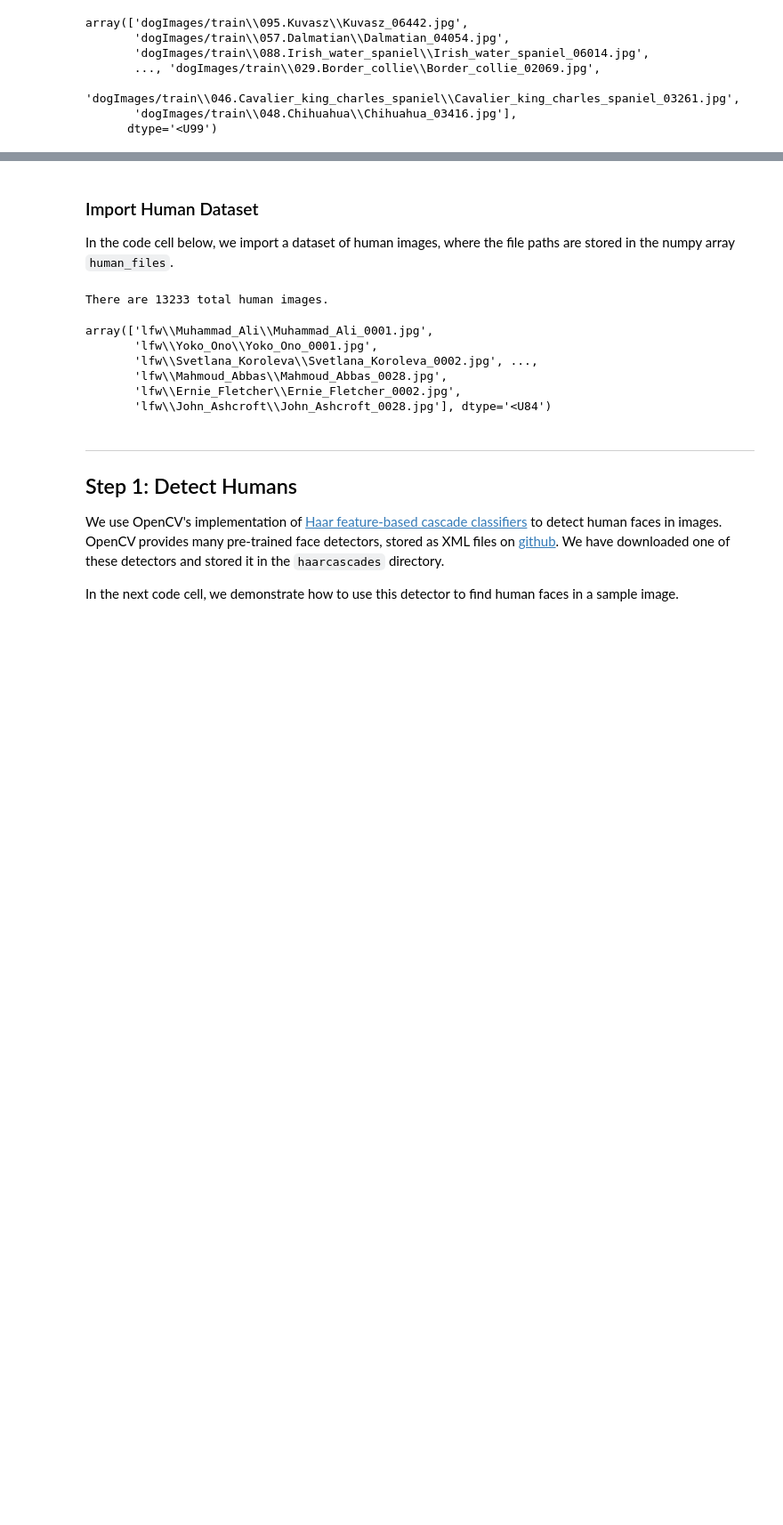
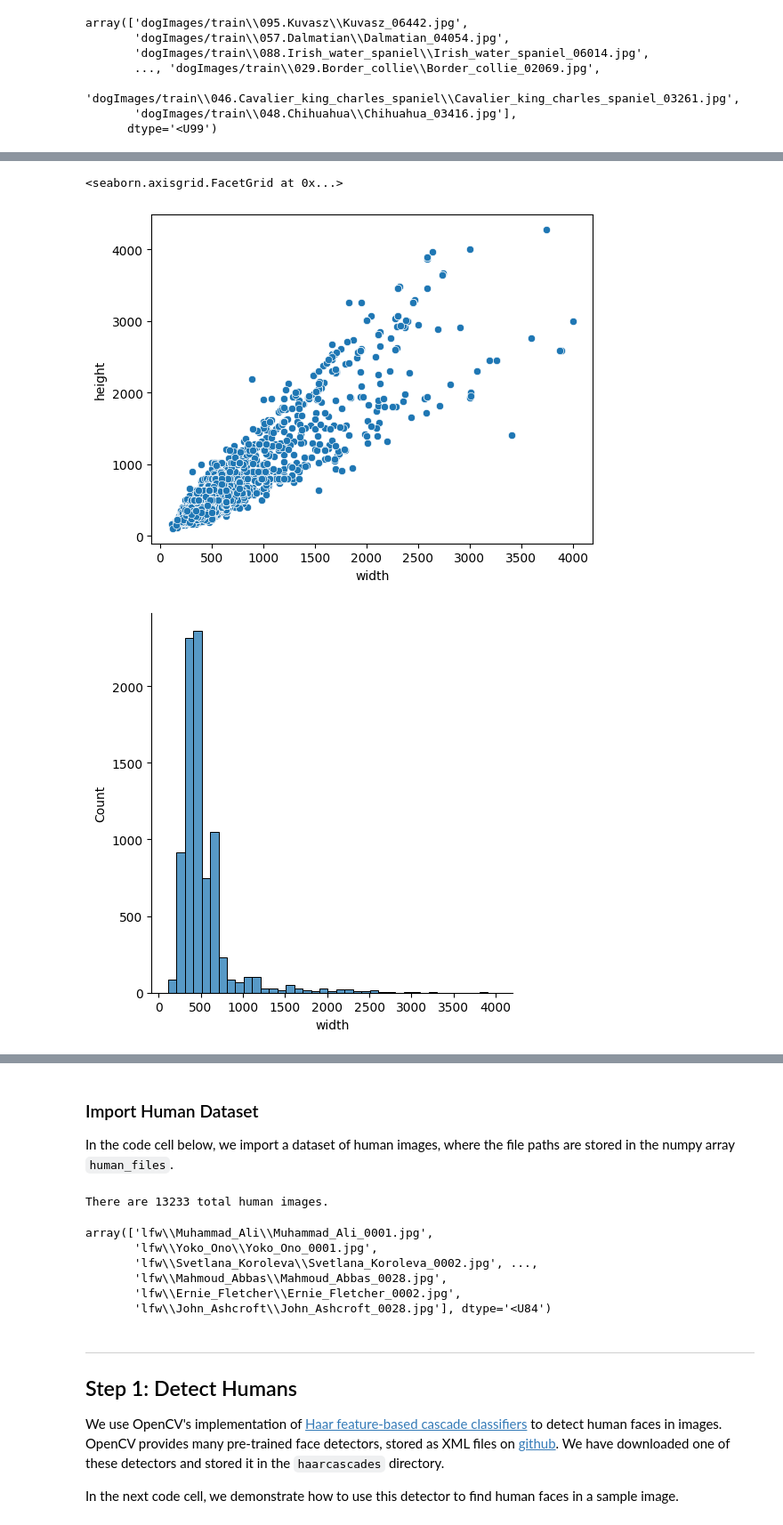
Before and after one commit to data-ml-wizzi/UDACITY_dog_breed_classifier, a Jupyter notebook: dog_app.ipynb, the cells around one changed output, grey strips where cells are left out. Shown: that part at 89% size. Cells and saved outputs as stored; diff of their text form; code cells hidden in the pictures; blank space fills up the shorter version.

Commit message:
run trough the notebook, added viszualizations, suppressed the green lines in favor of tqdm, and changed from ResNet to Xception when dealing with the bottleneck features

```diff
--- a/dog_app.ipynb
+++ b/dog_app.ipynb
@@ -131,3 +152,23 @@ array(['dogImages/train\\095.Kuvasz\\Kuvasz_06442.jpg',
        'dogImages/train\\046.Cavalier_king_charles_spaniel\\Cavalier_king_charles_spaniel_03261.jpg',
        'dogImages/train\\048.Chihuahua\\Chihuahua_03416.jpg'],
       dtype='<U99')
+# %%
+# get the width, hight and number of channels for all pictures
+# 1. concat all image paths
+all_files = np.append(train_files, np.append(test_files, valid_files, axis=0), axis=0)
+
+dog_meta_df = pd.DataFrame(columns=['width', 'height', 'channels'])
+
+for dog in tqdm(all_files):
+    #read the picture
+    img_temp = cv2.imread(dog)
+
+    #get the relevant info
+    width = int(img_temp.shape[0])
+    height = int(img_temp.shape[1])
+    channels = int(img_temp.shape[2])
+
+    #append the row to the df
+    dog_meta_df = pd.concat([dog_meta_df, pd.DataFrame([[width, height, channels]], columns=['width', 'height', 'channels'])], ignore_index=True)
+
+dog_meta_df.head()
@@ -133,0 +212,3 @@ array(['dogImages/train\\095.Kuvasz\\Kuvasz_06442.jpg',
+# %%
+dog_meta_vis_df = dog_meta_df[['width', 'height']].reset_index().melt(id_vars='index', var_name='dimension', value_name='pixels')
+dog_meta_vis_df
@@ -133,0 +229,8 @@ array(['dogImages/train\\095.Kuvasz\\Kuvasz_06442.jpg',
+# %%
+sns.scatterplot(data=dog_meta_df, x='width', y='height')
+sns.displot(data=dog_meta_df, x='width', binwidth=100)
+sns.catplot(data=dog_meta_vis_df, x='dimension', y='pixels', kind='box')
+# %% [output]
+<seaborn.axisgrid.FacetGrid at 0x...>
+[figure, added]
+[figure, added]
```
Also changed, not shown: parts of 40 cells of this notebook, 3 other files.
